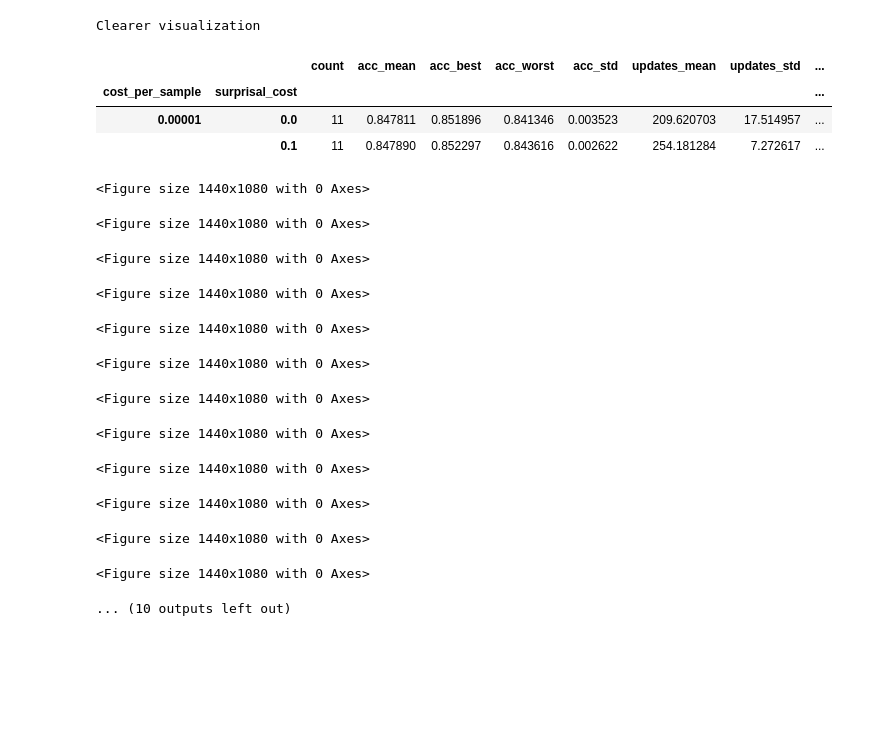
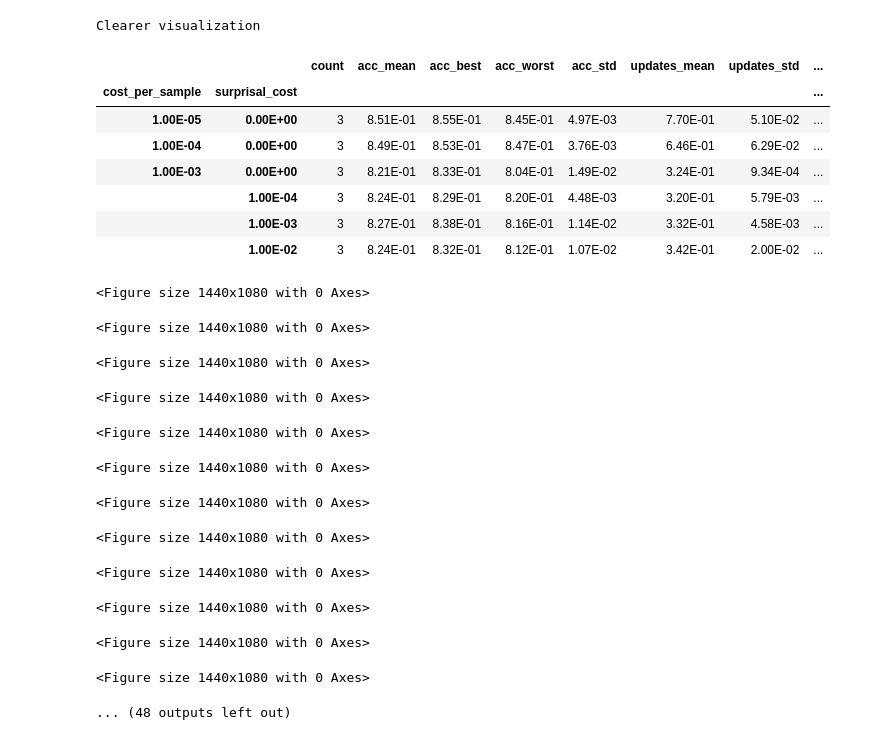
Before and after one commit to EmyArts/skiprnn-2017-telecombcn, a Jupyter notebook: src/postprocessing.ipynb, the cells around one changed output. Drawn from its saved outputs; the diff is of its cells as text; code cells hidden in the pictures; blank space fills up the shorter version.

Commit message:
Comparing best results

```diff
--- a/src/postprocessing.ipynb
+++ b/src/postprocessing.ipynb
@@ -214,23 +244,27 @@ Index(['cost_per_sample', 'surprisal_cost', 'epoch', 'trial', 'val_acc',
 # %%
 # mean_df = mean_df.max()
 # mean_df.sort_values(by='val_acc')
 print("Clearer visualization")
 # , axis=1, names=["acc_mean", "acc_std", "updates_mean",
 # "updates_std"])
-view = pd.DataFrame({'count': sorted.test_acc.count(),
-                     'acc_mean': sorted.test_acc.mean(),
-                     'acc_best': sorted.test_acc.max(),
-                     'acc_worst': sorted.test_acc.min(),
-                     'acc_std': sorted.test_acc.std(),
-                     'updates_mean': sorted.test_updates.mean(),
-                     'updates_std': sorted.test_updates.std(),
+view = pd.DataFrame({'count': sorted.val_acc.count(),
+                     'acc_mean': sorted.val_acc.mean(),
+                     'acc_best': sorted.val_acc.max(),
+                     'acc_worst': sorted.val_acc.min(),
+                     'acc_std': sorted.val_acc.std(),
+                     'updates_mean': sorted.val_updates.mean(),
+                     'updates_std': sorted.val_updates.std(),
                      'epoch_mean': sorted.epoch.mean()})
 # view.rename(columns=["acc_mean", "acc_std", "updates_mean", "updates_std"])
-view[view['acc_mean'] > 0.835]
+view[view['acc_mean'] > 0.8]
 # %% [output]
 Clearer visualization
 |  |  | count | acc_mean | acc_best | acc_worst | acc_std | updates_mean | updates_std | ... |
 | cost_per_sample | surprisal_cost |  |  |  |  |  |  |  | ... |
-| 0.00001 | 0.0 | 11 | 0.847811 | 0.851896 | 0.841346 | 0.003523 | 209.620703 | 17.514957 | ... |
-|  | 0.1 | 11 | 0.847890 | 0.852297 | 0.843616 | 0.002622 | 254.181284 | 7.272617 | ... |
+| 1.00E-05 | 0.00E+00 | 3 | 8.51E-01 | 8.55E-01 | 8.45E-01 | 4.97E-03 | 7.70E-01 | 5.10E-02 | ... |
+| 1.00E-04 | 0.00E+00 | 3 | 8.49E-01 | 8.53E-01 | 8.47E-01 | 3.76E-03 | 6.46E-01 | 6.29E-02 | ... |
+| 1.00E-03 | 0.00E+00 | 3 | 8.21E-01 | 8.33E-01 | 8.04E-01 | 1.49E-02 | 3.24E-01 | 9.34E-04 | ... |
+|  | 1.00E-04 | 3 | 8.24E-01 | 8.29E-01 | 8.20E-01 | 4.48E-03 | 3.20E-01 | 5.79E-03 | ... |
+|  | 1.00E-03 | 3 | 8.27E-01 | 8.38E-01 | 8.16E-01 | 1.14E-02 | 3.32E-01 | 4.58E-03 | ... |
+|  | 1.00E-02 | 3 | 8.24E-01 | 8.32E-01 | 8.12E-01 | 1.07E-02 | 3.42E-01 | 2.00E-02 | ... |
 # %%
@@ -242,12 +276,12 @@ if not os.path.exists(f"{folder}/plots"):
     os.makedirs(f"{folder}/plots")
 
 for i, df in enumerate(csvs):
-    df.loc[:, ['val_updates', 'train_updates']] = df[['val_updates', 'train_updates']] / 2520
+    # df.loc[:, ['val_updates', 'train_updates']] = df[['val_updates', 'train_updates']] / 2520
     fig = plt.figure()
     ax1 = fig.add_subplot(111)
 
     a = df[['val_acc', 'train_acc']].plot(figsize= (20, 15), ax=ax1, legend=None)
-    ax1.set_ylim(0.4, 1)
+    ax1.set_ylim(0, 1.01)
     ax1.set_ylabel("Accuracy")
     # ax1.legend(loc=2)
     lns = ax1.get_lines()
@@ -255,7 +289,7 @@ for i, df in enumerate(csvs):
     b = df['val_updates'].plot(ax=ax2, c='r', label="val_updates")
     c = df['train_updates'].plot(ax=ax2, c='g', label="train_updates")
     ax2.set_ylabel("Updates")
-    ax2.set_ylim(0, 0.5)
+    ax2.set_ylim(0, 1.01)
     # lns.append(ax2.get_lines)
     # labs = [l.get_label() for l in lns]
     fig.legend(bbox_to_anchor=(1,1), bbox_transform=ax1.transAxes)
@@ -274,7 +308,7 @@ for i, df in enumerate(csvs):
 <Figure size 1440x1080 with 0 Axes>
 <Figure size 1440x1080 with 0 Axes>
 <Figure size 1440x1080 with 0 Axes>
-... (10 outputs left out)
+... (48 outputs left out)
 # %%
 # if not os.path.exists(f"{folder}/lrplots"):
 #     os.makedirs(f"{folder}/lrplots")
```
Also changed, not shown: parts of 13 cells of this notebook, 3 other files.
